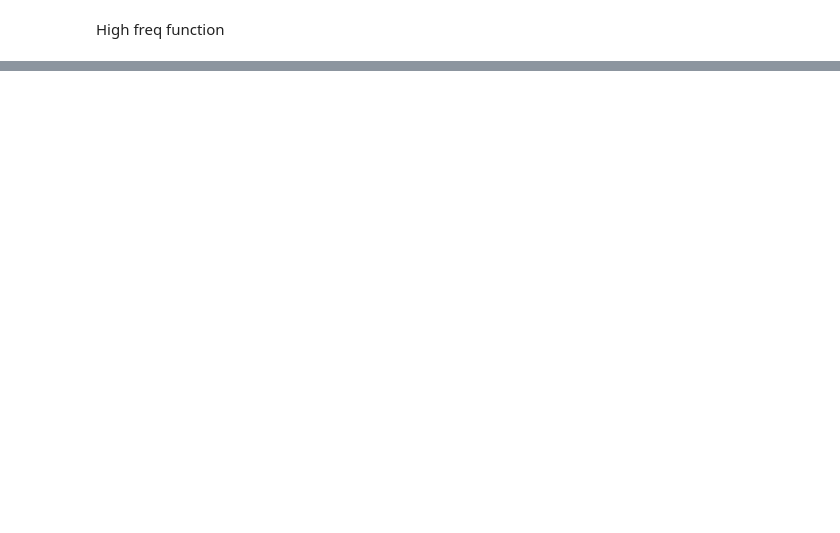
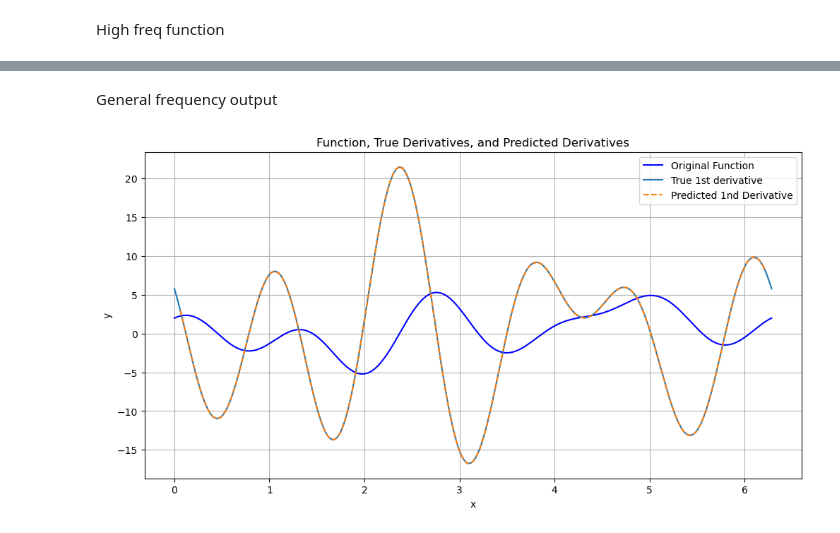
Before and after one commit to ewang26/multistage, a Jupyter notebook: spectral_bias_experiments.ipynb, the cells around one changed output, grey strips where cells are left out. Saved outputs shown, nothing was run; the diff lists cells and outputs as text; code cells hidden in the pictures; blank space fills up the shorter version.

Commit message:
Updates to spectral bias experiments

```diff
--- a/spectral_bias_experiments.ipynb
+++ b/spectral_bias_experiments.ipynb
@@ -13,0 +19,2 @@ from datetime import datetime
+# %%
+save = False
@@ -208,0 +258,19 @@ plot_function_and_derivative(train_dataloader_viz)
+# %%
+# simple 1D CNN
+class SimpleCNN(nn.Module):
+    def __init__(self):
+        super(SimpleCNN, self).__init__()
+        self.conv1 = nn.Conv1d(1, 64, kernel_size=3, padding=1)
+        self.conv2 = nn.Conv1d(64, 64, kernel_size=3, padding=1)
+        self.conv3 = nn.Conv1d(64, 1, kernel_size=3, padding=1)
+        self.relu = nn.ReLU()
+        self.tanh = nn.Tanh()
+
+    def forward(self, x):
+        x = self.relu(self.conv1(x))
+        x = self.relu(self.conv2(x))
+        x = self.conv3(x)
+        return x
+# %%
+f0 = SimpleCNN()
+criterion = nn.MSELoss()
@@ -208,0 +438,6 @@ plot_function_and_derivative(train_dataloader_viz)
+# %% [markdown]
+General frequency output
+# %%
+plot_output(f0, dataset=train_dataset_g, order=1, save_dir='plots/spectral_bias', filename=f'f0_{model_name}_gf_output', save=save)
+# %% [output]
+[figure, added]
```
Also changed, not shown: parts of 44 cells of this notebook, 2 other files.
